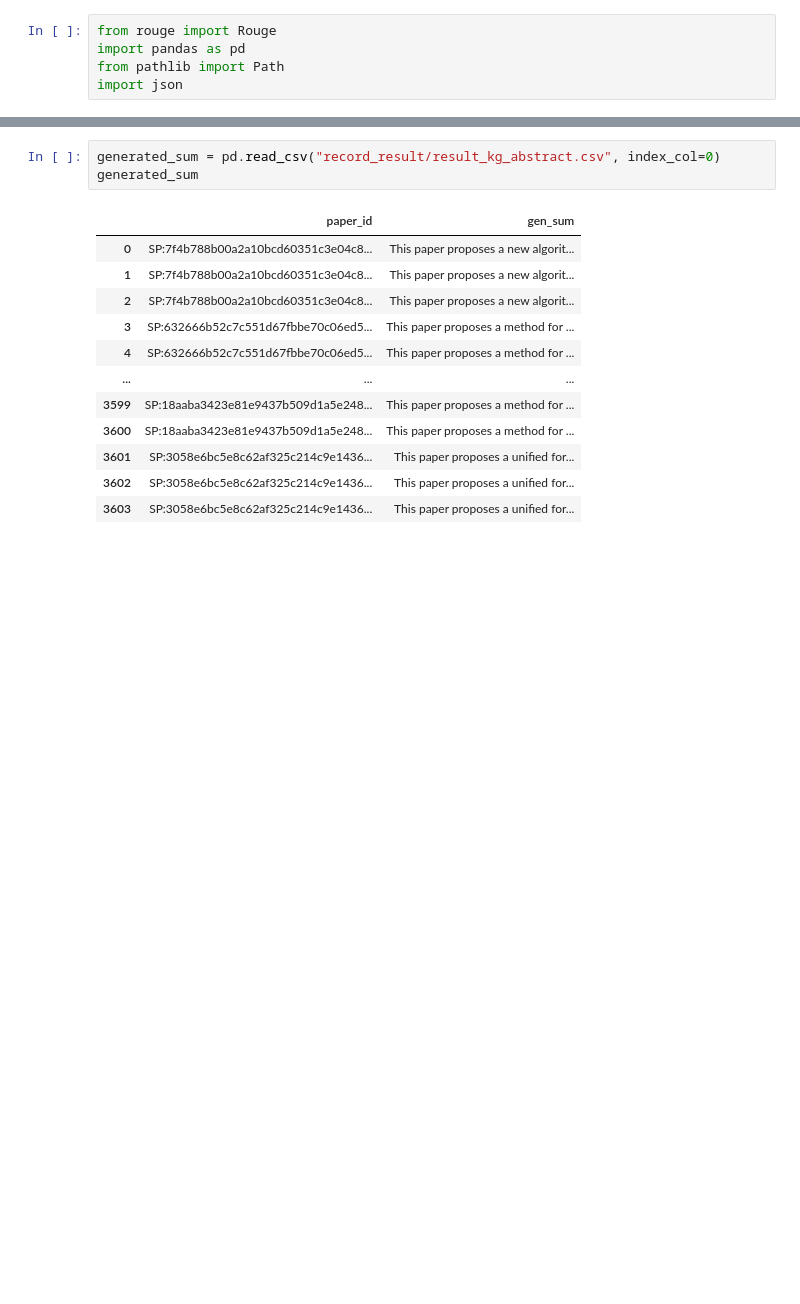
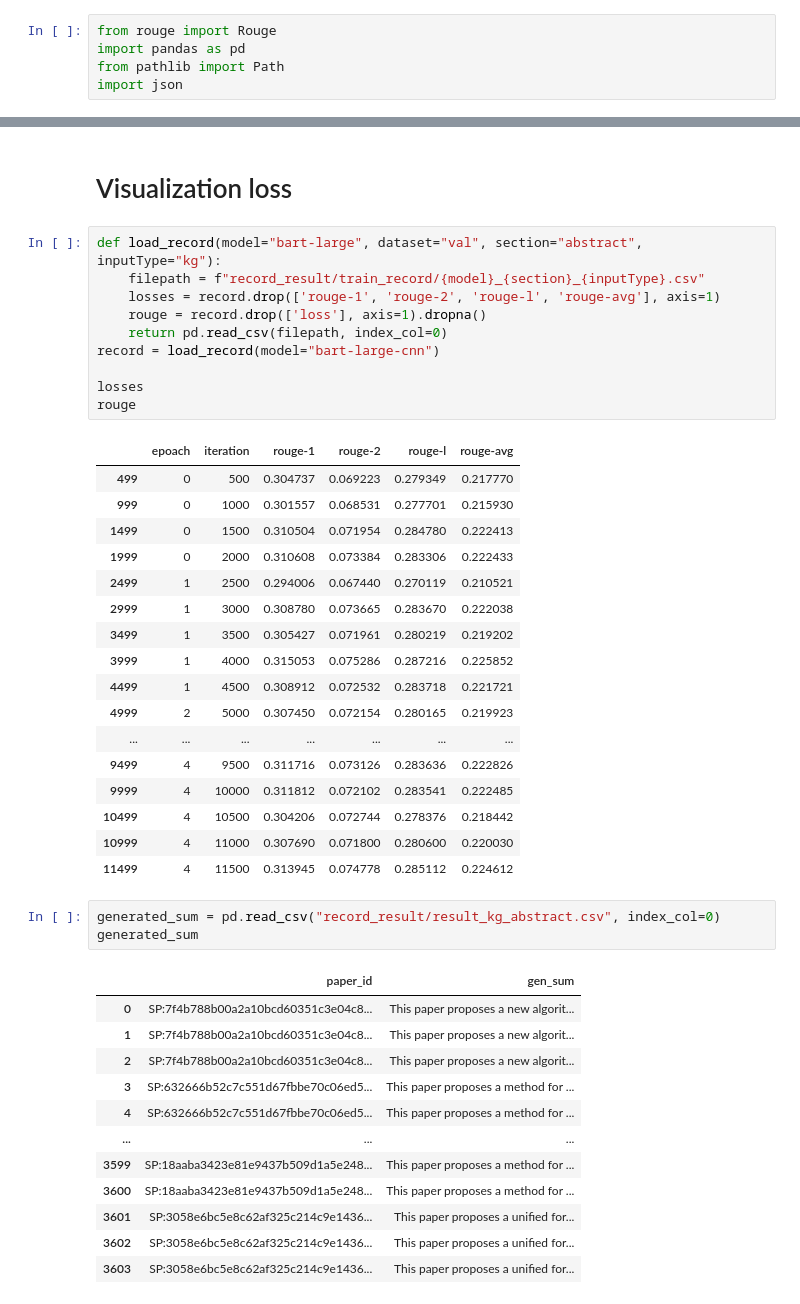
Before and after one commit to Thetang-145/My_Thesis_Playground, a Jupyter notebook: FT_PT_model/Evaluation.ipynb, the cells around one changed output, grey strips where cells are left out. Drawn from its saved outputs; the diff is of its cells as text; blank space fills up the shorter version.

```diff
--- a/FT_PT_model/Evaluation.ipynb
+++ b/FT_PT_model/Evaluation.ipynb
@@ -6,3 +51,33 @@ import json
+# %% [markdown]
+# Visualization loss
+# %%
+def load_record(model="bart-large", dataset="val", section="abstract", inputType="kg"):
+    filepath = f"record_result/train_record/{model}_{section}_{inputType}.csv"
+    losses = record.drop(['rouge-1', 'rouge-2', 'rouge-l', 'rouge-avg'], axis=1)
+    rouge = record.drop(['loss'], axis=1).dropna()
+    return pd.read_csv(filepath, index_col=0)
+record = load_record(model="bart-large-cnn")
+
+losses
+rouge
+# %% [output]
+|  | epoach | iteration | rouge-1 | rouge-2 | rouge-l | rouge-avg |
+| 499 | 0 | 500 | 0.304737 | 0.069223 | 0.279349 | 0.217770 |
+| 999 | 0 | 1000 | 0.301557 | 0.068531 | 0.277701 | 0.215930 |
+| 1499 | 0 | 1500 | 0.310504 | 0.071954 | 0.284780 | 0.222413 |
+| 1999 | 0 | 2000 | 0.310608 | 0.073384 | 0.283306 | 0.222433 |
+| 2499 | 1 | 2500 | 0.294006 | 0.067440 | 0.270119 | 0.210521 |
+| 2999 | 1 | 3000 | 0.308780 | 0.073665 | 0.283670 | 0.222038 |
+| 3499 | 1 | 3500 | 0.305427 | 0.071961 | 0.280219 | 0.219202 |
+| 3999 | 1 | 4000 | 0.315053 | 0.075286 | 0.287216 | 0.225852 |
+| 4499 | 1 | 4500 | 0.308912 | 0.072532 | 0.283718 | 0.221721 |
+| 4999 | 2 | 5000 | 0.307450 | 0.072154 | 0.280165 | 0.219923 |
+| ... | ... | ... | ... | ... | ... | ... |
+| 9499 | 4 | 9500 | 0.311716 | 0.073126 | 0.283636 | 0.222826 |
+| 9999 | 4 | 10000 | 0.311812 | 0.072102 | 0.283541 | 0.222485 |
+| 10499 | 4 | 10500 | 0.304206 | 0.072744 | 0.278376 | 0.218442 |
+| 10999 | 4 | 11000 | 0.307690 | 0.071800 | 0.280600 | 0.220030 |
+| 11499 | 4 | 11500 | 0.313945 | 0.074778 | 0.285112 | 0.224612 |
 # %%
 generated_sum = pd.read_csv("record_result/result_kg_abstract.csv", index_col=0)
 generated_sum
```
Also changed, not shown: parts of 2 cells of this notebook, 11 other files.
